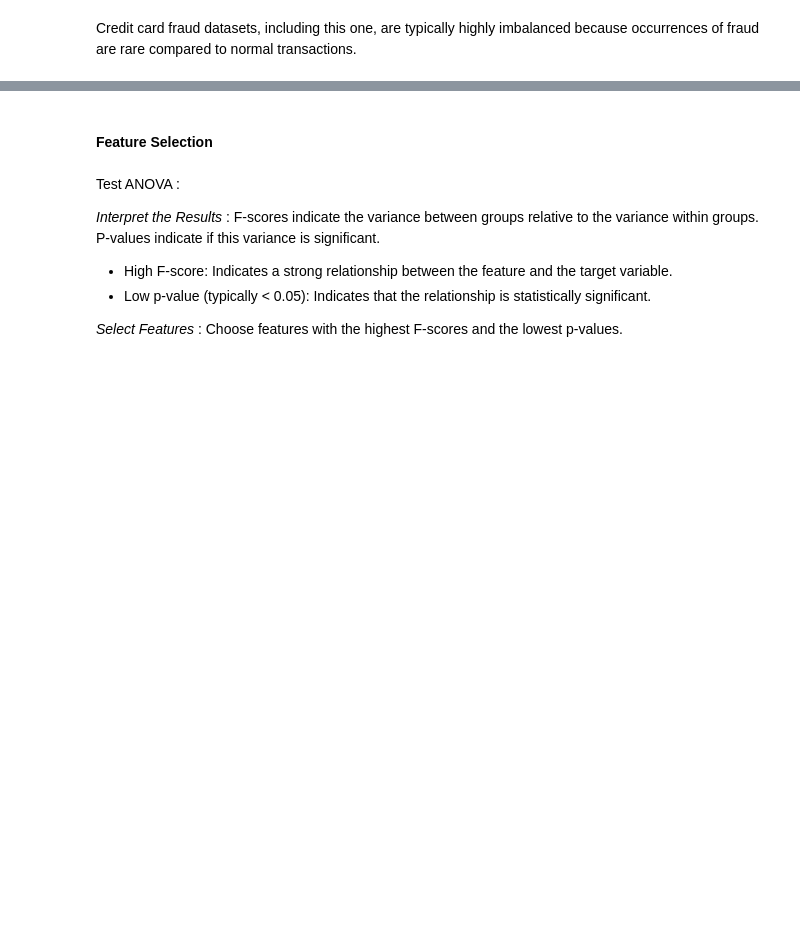
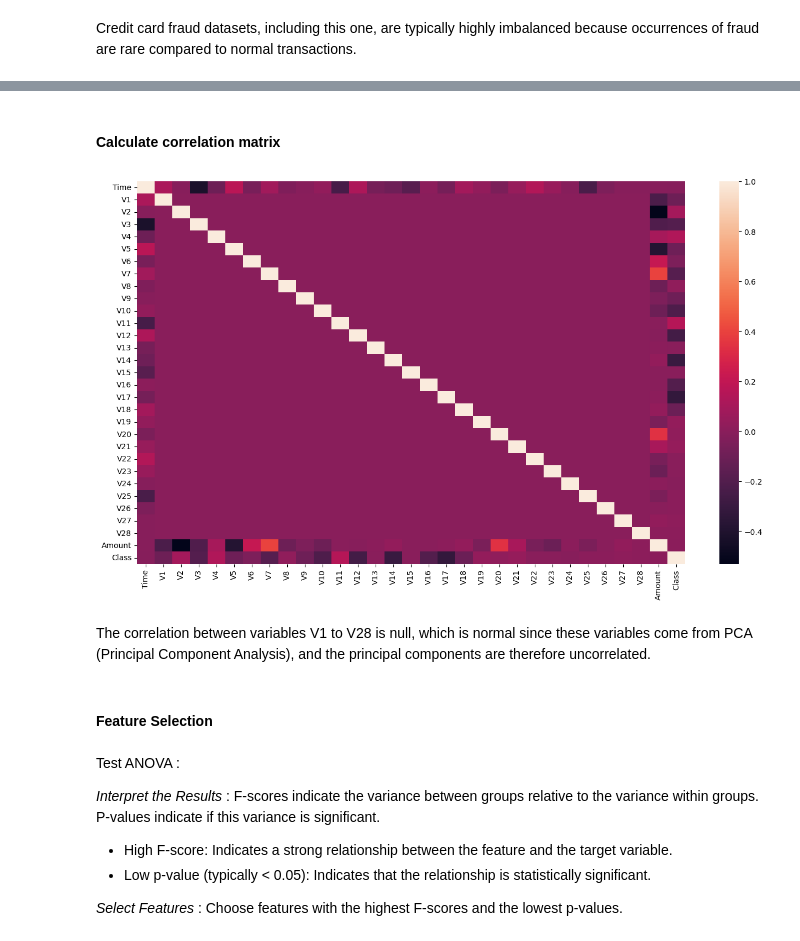
Before and after one commit to EL-MEHDI-git/Credit-card-fraud-detection, a Jupyter notebook: credit-card-fraud-detection.ipynb, the cells around one changed output, grey strips where cells are left out. Saved outputs shown, nothing was run; the diff lists cells and outputs as text; code cells hidden in the pictures; blank space fills up the shorter version.

Commit message:
Add some analysis

```diff
--- a/credit-card-fraud-detection.ipynb
+++ b/credit-card-fraud-detection.ipynb
@@ -63,3 +132,16 @@ Credit card fraud datasets, including this one, are typically highly imbalanced
+# %% [markdown]
+#### Calculate correlation matrix
+# %%
+corr_matrix = df.iloc[:,:-1].corr()
+
+# Plot correlation matrix
+plt.figure(figsize=(16,9))
+sns.heatmap(corr_matrix, annot=False, cbar=True)
+plt.show()
+# %% [output]
+[figure, added]
+# %% [markdown]
+The correlation between variables V1 to V28 is null, which is normal since these variables come from PCA (Principal Component Analysis), and the principal components are therefore uncorrelated.
 # %% [markdown]
 #### Feature Selection
 # %% [markdown]
```
Also changed, not shown: parts of 8 cells of this notebook.
